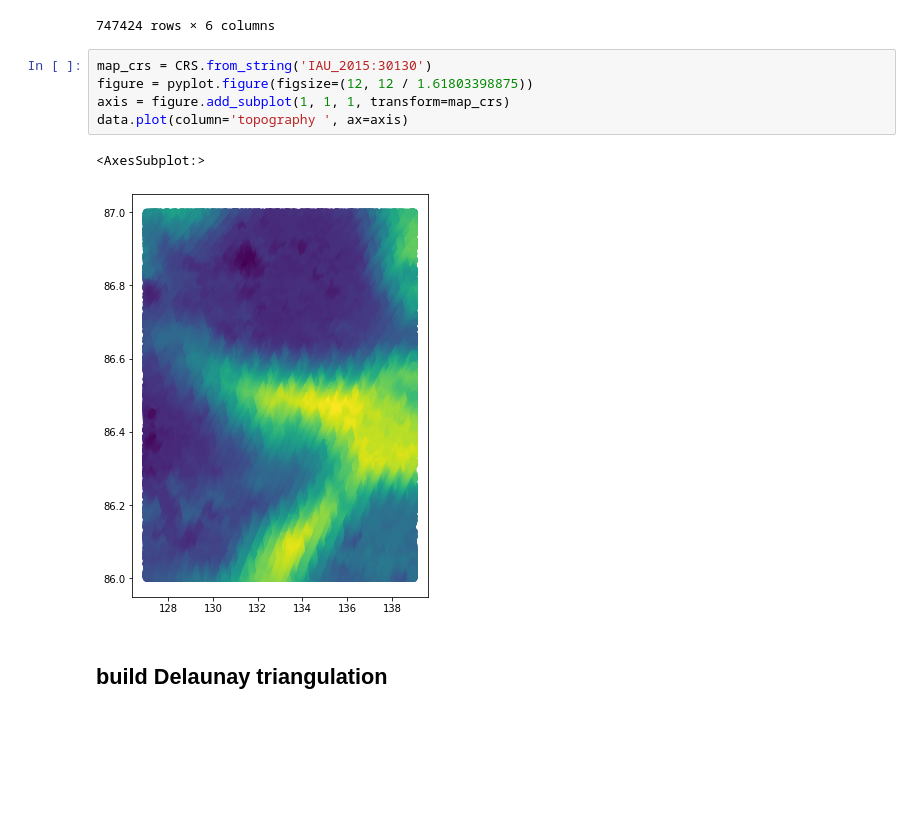
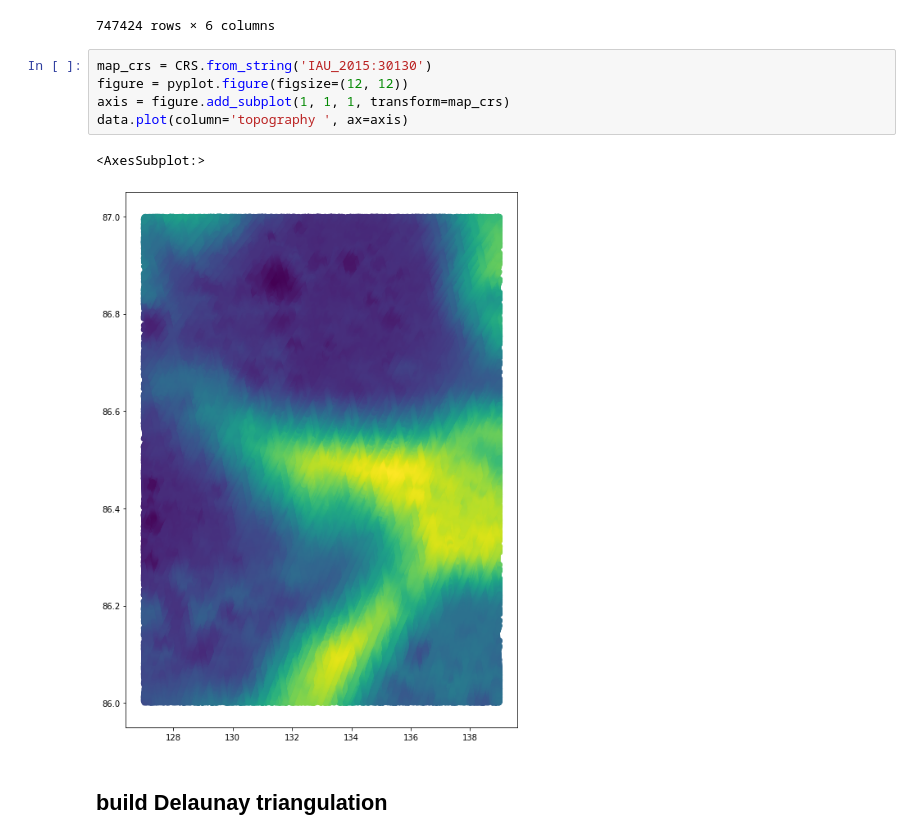
Before and after one commit to zacharyburnett/pyTerrainTree, a Jupyter notebook: examples/lro_lola.ipynb, the cells around one changed output. Drawn from its saved outputs; the diff is of its cells as text; blank space fills up the shorter version.

```diff
--- a/examples/lro_lola.ipynb
+++ b/examples/lro_lola.ipynb
@@ -66,12 +66,12 @@ data
 747424 rows × 6 columns
 # %%
 map_crs = CRS.from_string('IAU_2015:30130')
-figure = pyplot.figure(figsize=(12, 12 / 1.61803398875))
+figure = pyplot.figure(figsize=(12, 12))
 axis = figure.add_subplot(1, 1, 1, transform=map_crs)
 data.plot(column='topography ', ax=axis)
 # %% [output]
 <AxesSubplot:>
-[figure, old version]
+[figure, new version]
 # %% [markdown]
 ## build Delaunay triangulation
 # %%
```
Also changed, not shown: parts of 5 cells of this notebook, 10 other files.
